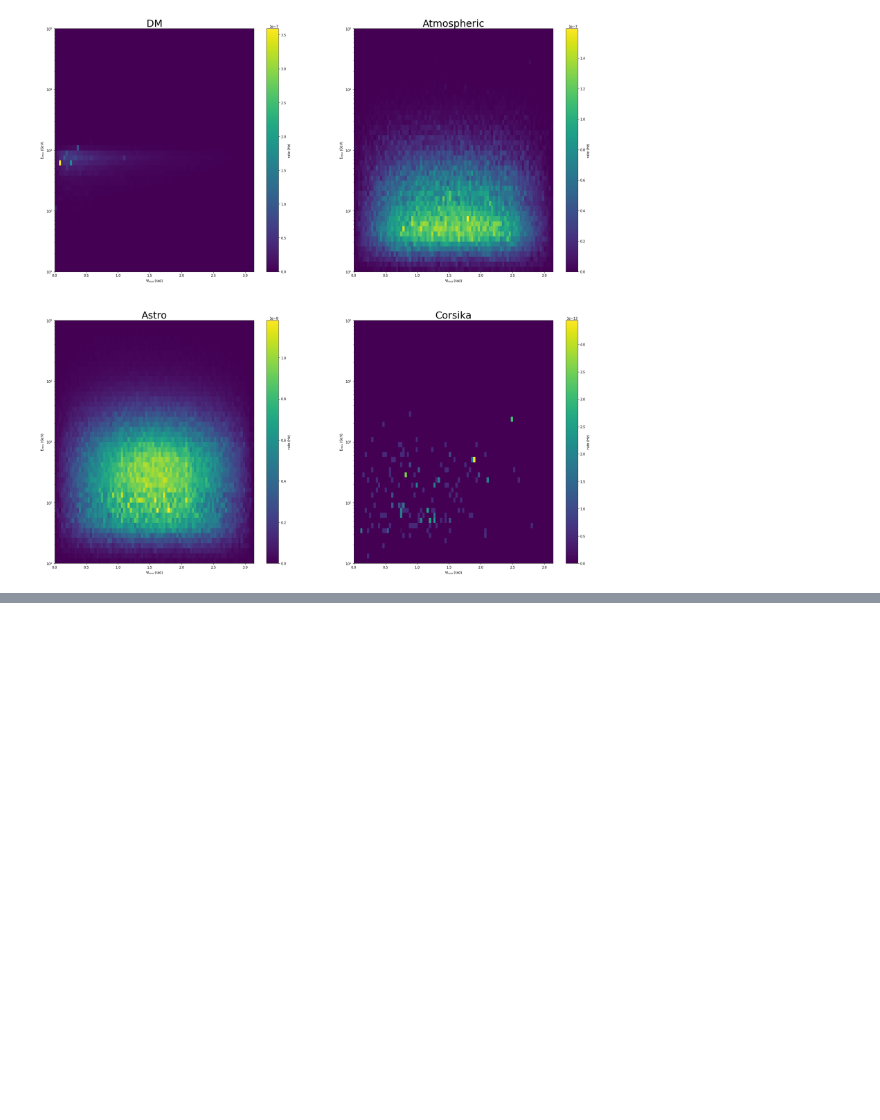
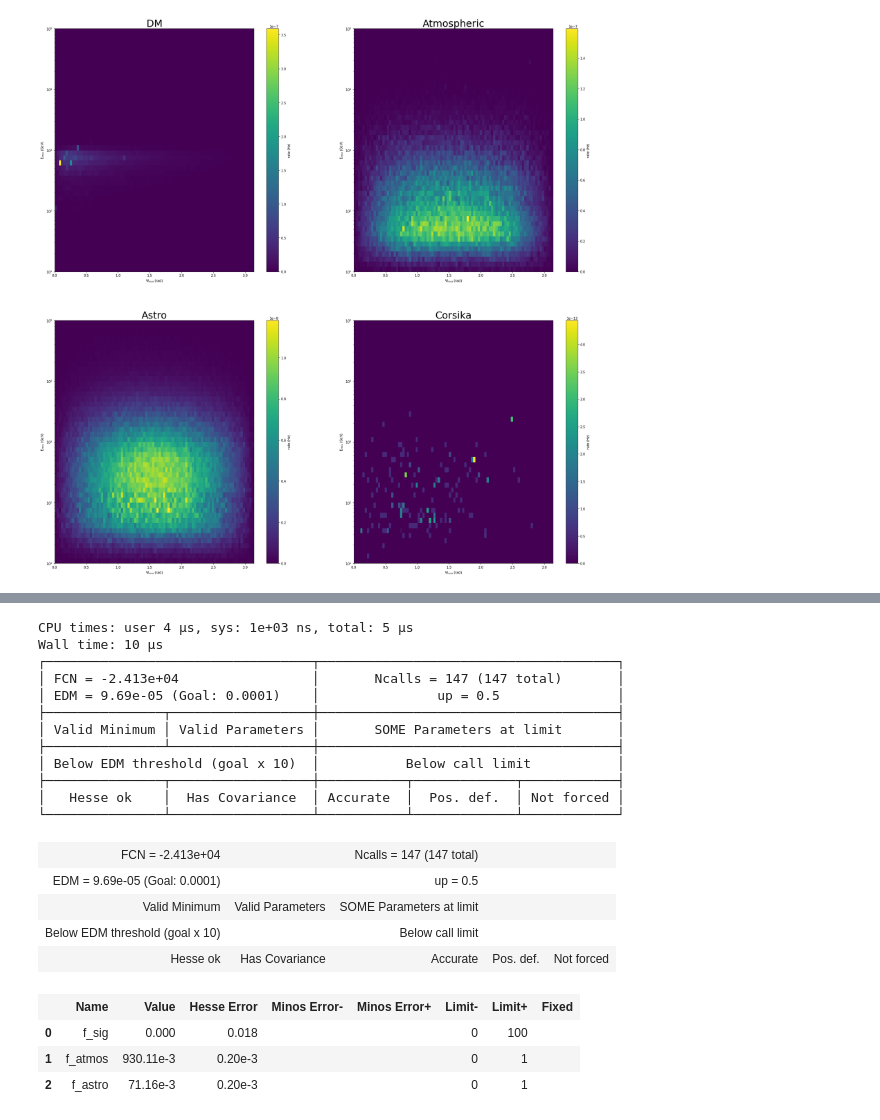
Before and after one commit to zemrude/DMfit, a Jupyter notebook: DMfit/examples/Example.ipynb, the cells around one changed output, grey strips where cells are left out. Drawn from its saved outputs; the diff is of its cells as text; code cells hidden in the pictures; blank space fills up the shorter version.

Commit message:
Added likelijood ratio

```diff
--- a/DMfit/examples/Example.ipynb
+++ b/DMfit/examples/Example.ipynb
@@ -116,0 +138,5 @@ print (ds.values)
+# %%
+model.parameters["f_sig"].value = 0.002
+ds = DataSet()
+ds.sample(total_events, null_model)
+print (ds)
@@ -127,0 +157,2 @@ axs.set_yscale('log')
+# %%
+lr = LikelihoodRatioTest(model = model, null_model = null_model)
@@ -127,0 +185,25 @@ axs.set_yscale('log')
+# %%
+%time
+lr.fit_H1()
+# %% [output]
+CPU times: user 4 µs, sys: 1e+03 ns, total: 5 µs
+Wall time: 10 µs
+┌──────────────────────────────────┬──────────────────────────────────────┐
+│ FCN = -2.413e+04                 │       Ncalls = 147 (147 total)       │
+│ EDM = 9.69e-05 (Goal: 0.0001)    │               up = 0.5               │
+├───────────────┬──────────────────┼──────────────────────────────────────┤
+│ Valid Minimum │ Valid Parameters │       SOME Parameters at limit       │
+├───────────────┴──────────────────┼──────────────────────────────────────┤
+│ Below EDM threshold (goal x 10)  │           Below call limit           │
+├───────────────┬──────────────────┼───────────┬─────────────┬────────────┤
+│   Hesse ok    │  Has Covariance  │ Accurate  │  Pos. def.  │ Not forced │
+└───────────────┴──────────────────┴───────────┴─────────────┴────────────┘
+| FCN = -2.413e+04 |  | Ncalls = 147 (147 total) |  |  |
+| EDM = 9.69e-05 (Goal: 0.0001) |  | up = 0.5 |  |  |
+| Valid Minimum | Valid Parameters | SOME Parameters at limit |  |  |
+| Below EDM threshold (goal x 10) |  | Below call limit |  |  |
+| Hesse ok | Has Covariance | Accurate | Pos. def. | Not forced |
+|  | Name | Value | Hesse Error | Minos Error- | Minos Error+ | Limit- | Limit+ | Fixed |
+| 0 | f_sig | 0.000 | 0.018 |  |  | 0 | 100 |  |
+| 1 | f_atmos | 930.11e-3 | 0.20e-3 |  |  | 0 | 1 |  |
+| 2 | f_astro | 71.16e-3 | 0.20e-3 |  |  | 0 | 1 |  |
```
Also changed, not shown: parts of 43 cells of this notebook, 2 other files.
